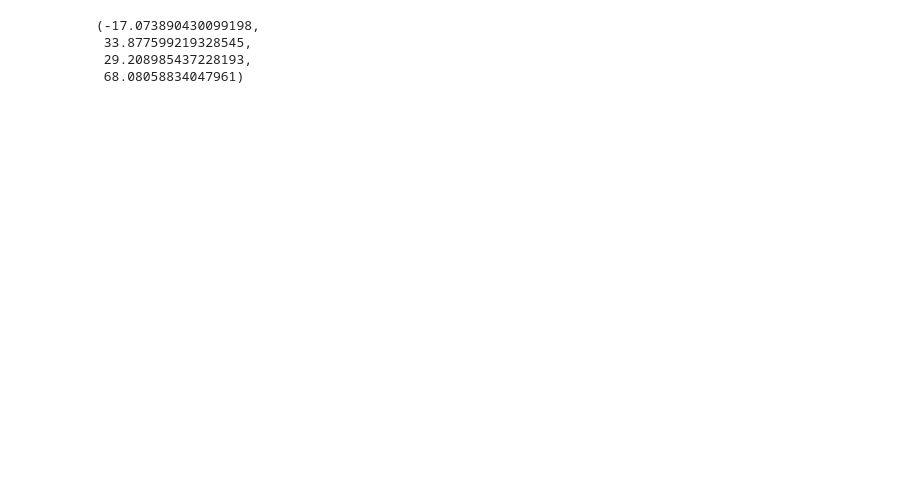
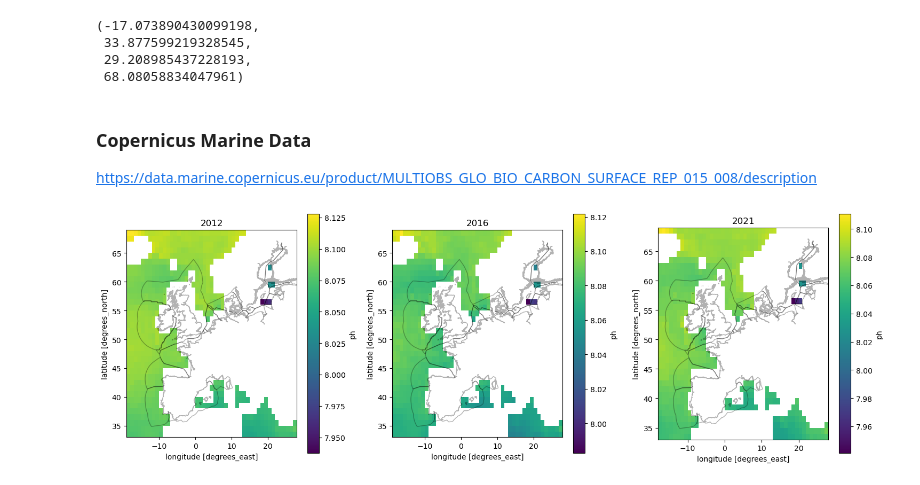
Before and after one commit to isaldiviagonzatti/sdg14, a Jupyter notebook: code/pHCountryLevel.ipynb, the cells around one changed output. Saved outputs shown, nothing was run; the diff lists cells and outputs as text; code cells hidden in the pictures; blank space fills up the shorter version.

```diff
--- a/code/pHCountryLevel.ipynb
+++ b/code/pHCountryLevel.ipynb
@@ -36,0 +42,33 @@ python -m motuclient --motu https://my.cmems-du.eu/motu-web/Motu --service-id MU
+# %% [markdown]
+### Copernicus Marine Data
+https://data.marine.copernicus.eu/product/MULTIOBS_GLO_BIO_CARBON_SURFACE_REP_015_008/description
+# %%
+# open yearly pH data, create dic to store country-year data, clip to country EEZ and calculate mean pH
+years = [2012,2016,2021]
+ph = {}
+for year in years:
+    ph["{0}".format(year)] = xr.open_dataset('../data/pH{0}.nc'.format(year))
+
+phCountryGrid = {}
+for year in years:
+    phCountryGrid["{0}".format(year)] = {}
+    for country in countries:
+        phCountryGrid["{0}".format(year)]["{0}".format(country)] = {}
+phCountryVal = phCountryGrid.copy()
+
+for k,v in ph.items():
+    ph[k] = v.mean(dim='time')
+    ph[k] = ph[k].rio.set_spatial_dims(x_dim="longitude", y_dim="latitude", inplace=True)
+    ph[k] = ph[k].rio.write_crs("epsg:4326", inplace=True)
+    for country in countries:
+        phCountryGrid["{0}".format(k)][country] = ph[k].rio.clip(eezSDG14[eezSDG14.Territory==country].geometry.apply(mapping), eezSDG14.crs, drop=False)
+        phCountryVal["{0}".format(k)][country] = phCountryGrid["{0}".format(k)][country].ph.mean().values
+# %%
+fig, ax = plt.subplots(1,3, figsize=(15,5))
+for i,year in enumerate(years):
+    ph[str(year)].ph.plot(ax=ax[i], cmap='viridis')
+    eezSDG14.plot(ax=ax[i], color='none', edgecolor='black', alpha=0.3)
+    ax[i].set_title(year)
+plt.tight_layout()
+# %% [output]
+[figure, added]
```
Also changed, not shown: parts of 24 cells of this notebook, 6 other files.
